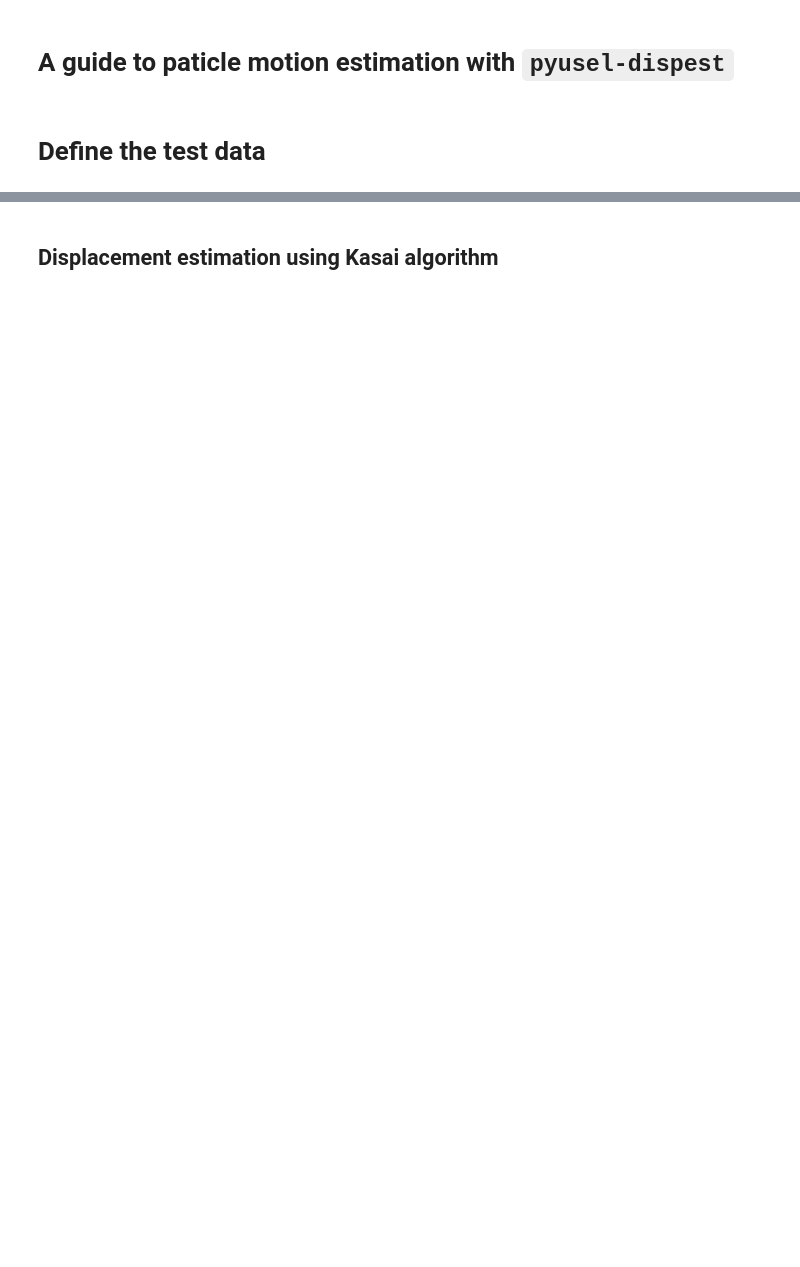
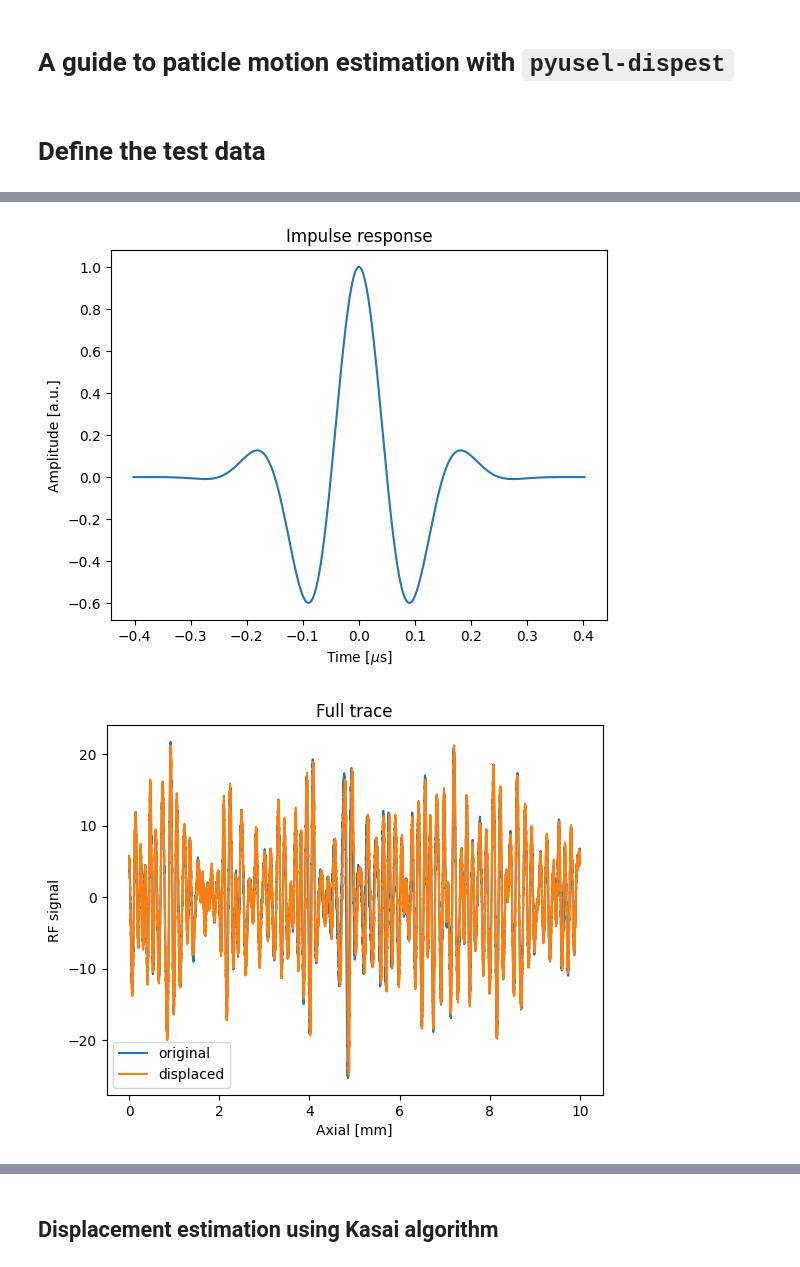
Before and after one commit to wewightman/pyusel-dispest, a Jupyter notebook: examples/partmotion.ipynb, the cells around one changed output, grey strips where cells are left out. Cells and saved outputs as stored; diff of their text form; code cells hidden in the pictures; blank space fills up the shorter version.

```diff
--- a/examples/partmotion.ipynb
+++ b/examples/partmotion.ipynb
@@ -29,25 +9,100 @@ plt.show()
 # %%
+# define the imaging PSF
+bw=80/100
+f = 5E6
+c = 1540
+fs = 1E9
+
+tc = sig.gausspulse('cutoff', bw=bw, tpr=-80, fc=f)
+Ntc = np.ceil(tc*fs)
+timp = (np.arange(2*Ntc+1)-Ntc)/fs
+imp = sig.gausspulse(t=timp, bw=bw, tpr=-80, fc=f)
+
+plt.figure()
+plt.plot(1E6*timp, imp)
+plt.xlabel("Time [$\\mu$s]")
+plt.ylabel("Amplitude [a.u.]")
+plt.title("Impulse response")
+plt.show()
+
 def sim_trace(xs, amps, imp, tstart, tstop, fs, c:float=1540):
     if (np.ndim(xs) != 1) or (np.ndim(amps) !=1) or (np.ndim(imp) !=1):
         raise ValueError("xs, amps, and imp must be 1D")
     if len(xs) != len(amps):
         raise ValueError("xs and amps must be the same length")
 
     nt = int((tstop-tstart)*fs)
     t = tstart + np.arange(nt)/fs
 
     if len(imp) > nt:
         raise ValueError("Time trace mut be bigger than the impulse response")
 
     W = np.exp(-2j*np.pi*np.arange(nt)/nt)
 
     indxs = (2*fs*xs/c)
     amps = amps
 
     SCAT = 0
     for amp, indx in zip(amps, indxs):
         SCAT += amp * W ** indx
     IMP = np.fft.fft(imp, nt) * W **(-len(imp)/2)
     TRACE = SCAT * IMP
     trace = np.real(np.fft.ifft(TRACE))
     return trace, t
+
+# define the scatterer field
+xmin = 0E-6
+xmax = 10E-3
+Nx = int(1E4)
+
+rng = np.random.default_rng(0)
+
+x0 = rng.uniform(xmin, xmax, Nx)
+a0 = rng.normal(0, 1, Nx)
+
+
+# Undisplaced signal
+trace0, t = sim_trace(x0, a0, imp, 0, 20E-3/c, fs, c)
+x = c*t/2
+trace0 += np.ptp(trace0) * rng.normal(0, 0.01, trace0.shape)
+
+# define the displacement field
+f_disp = lambda x, mag=20E-6: mag*np.exp(-(x-5E-3)**2/(1E-3**2))
+
+x1 = x0 + f_disp(x0)
+
+# displaced signal
+trace1, _ = sim_trace(x1, a0, imp, 0, 20E-3/c, fs, c)
+trace1 += np.ptp(trace0) * rng.normal(0, 0.01, trace1.shape)
+
+plt.figure()
+plt.plot(1E3*x, trace0, label='original')
+plt.plot(1E3*x, trace1, label='displaced')
+plt.legend()
+plt.xlabel("Axial [mm]")
+plt.ylabel("RF signal")
+plt.title("Full trace")
+plt.show()
+
+plt.figure()
+plt.plot(1E3*x, trace0, label='original')
+plt.plot(1E3*x, trace1, label='displaced')
+plt.legend()
+plt.xlabel("Axial [mm]")
+plt.ylabel("RF signal")
+plt.title("Zoomed in trace")
+plt.xlim(4, 6)
+plt.show()
+
+plt.figure()
+plt.plot(1E3*x[::20], trace0[::20], label='original')
+plt.plot(1E3*x[::20], trace1[::20], label='displaced')
+plt.legend()
+plt.xlabel("Axial [mm]")
+plt.ylabel("RF signal")
+plt.title("Decimated")
+plt.xlim(4, 6)
+plt.show()
+# %% [output]
+[figure, added]
+[figure, added]
```
Also changed, not shown: parts of 6 cells of this notebook.
